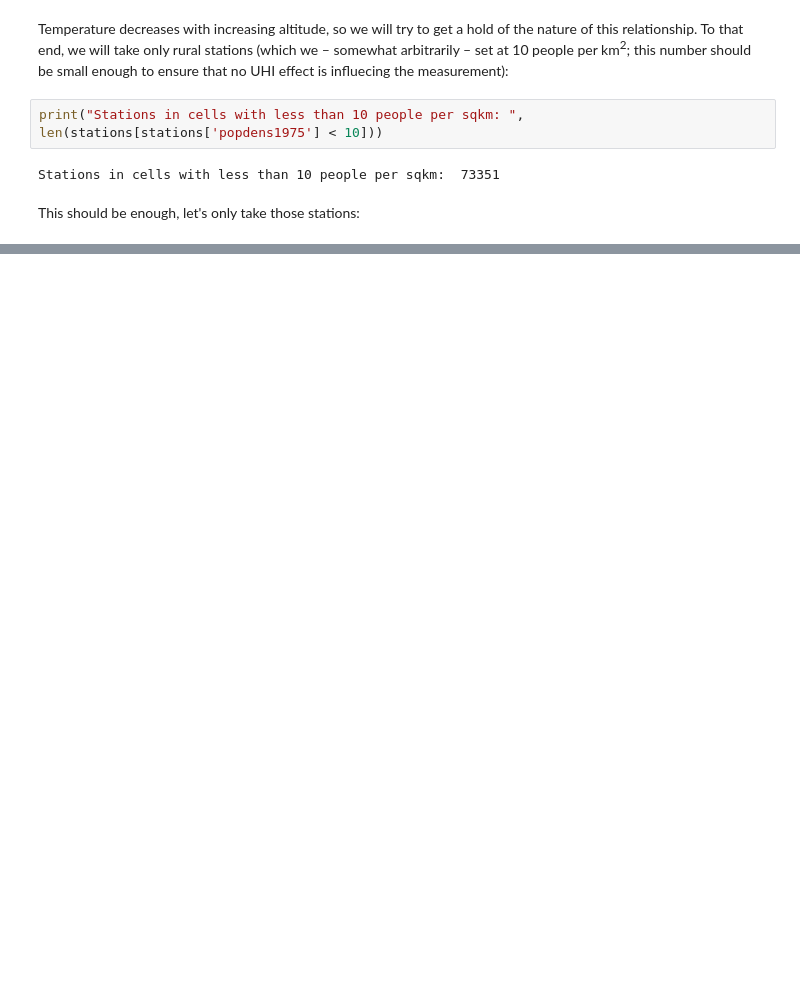
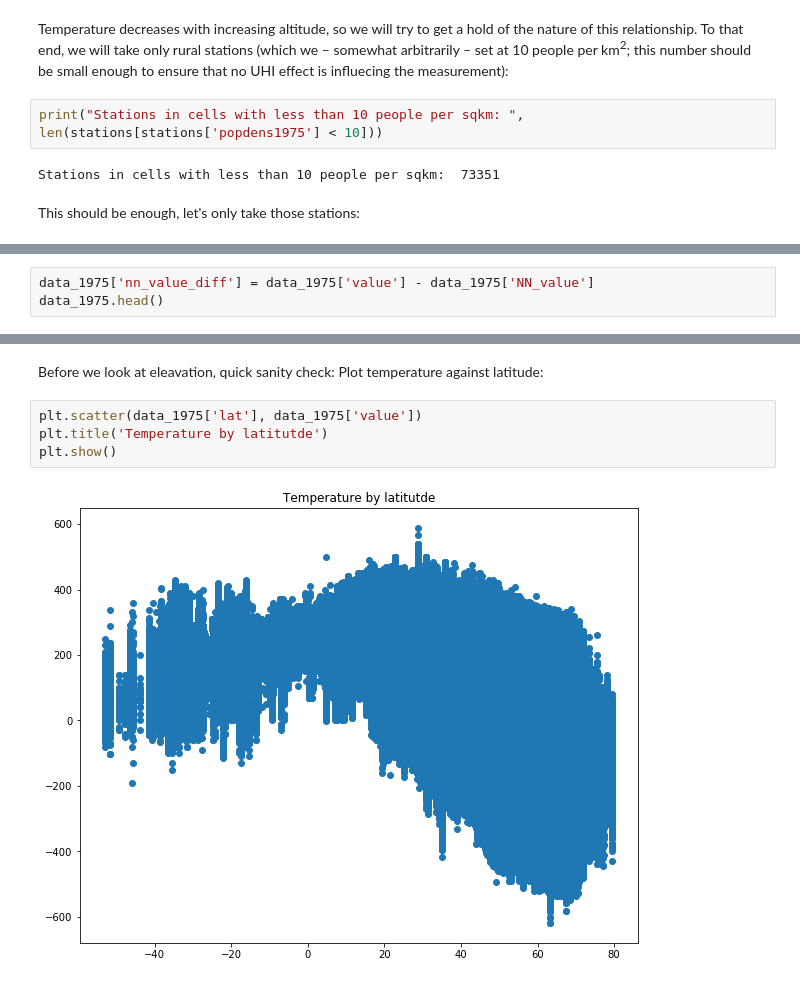
Before and after one commit to crstn/CISC, a Jupyter notebook: UHI-NOAA/NOAA_weather_station_data.ipynb, the cells around one changed output, grey strips where cells are left out. Drawn from its saved outputs; the diff is of its cells as text; blank space fills up the shorter version.

```diff
--- a/UHI-NOAA/NOAA_weather_station_data.ipynb
+++ b/UHI-NOAA/NOAA_weather_station_data.ipynb
@@ -501,0 +522,3 @@ Next, we will calculate the difference
+# %%
+data_1975['nn_value_diff'] = data_1975['value'] - data_1975['NN_value']
+data_1975.head()
@@ -501,0 +532,8 @@ Next, we will calculate the difference
+# %% [markdown]
+Before we look at eleavation, quick sanity check: Plot temperature against latitude:
+# %%
+plt.scatter(data_1975['lat'], data_1975['value'])
+plt.title('Temperature by latitutde')
+plt.show()
+# %% [output]
+[figure, added]
```
Also changed, not shown: parts of 18 cells of this notebook.
